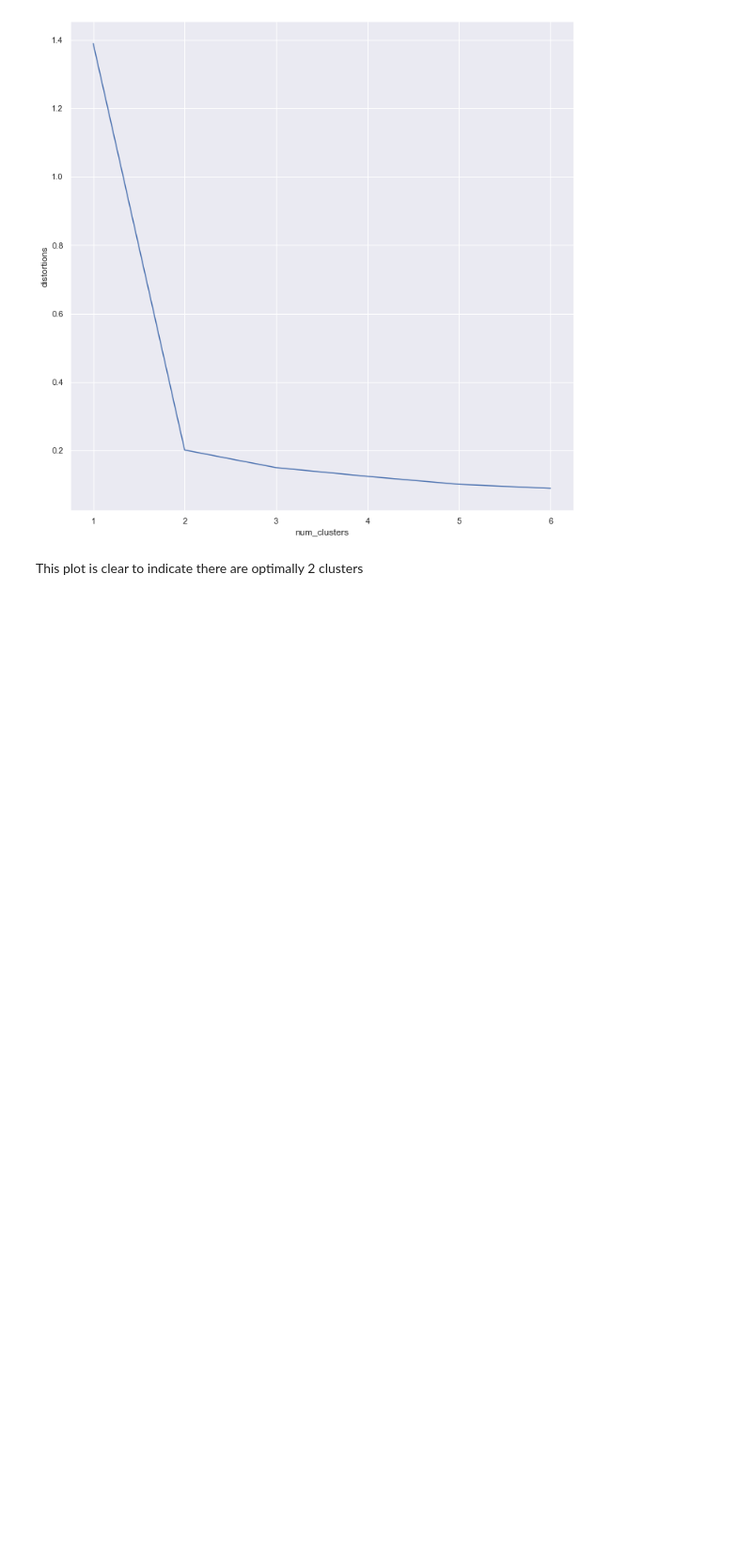
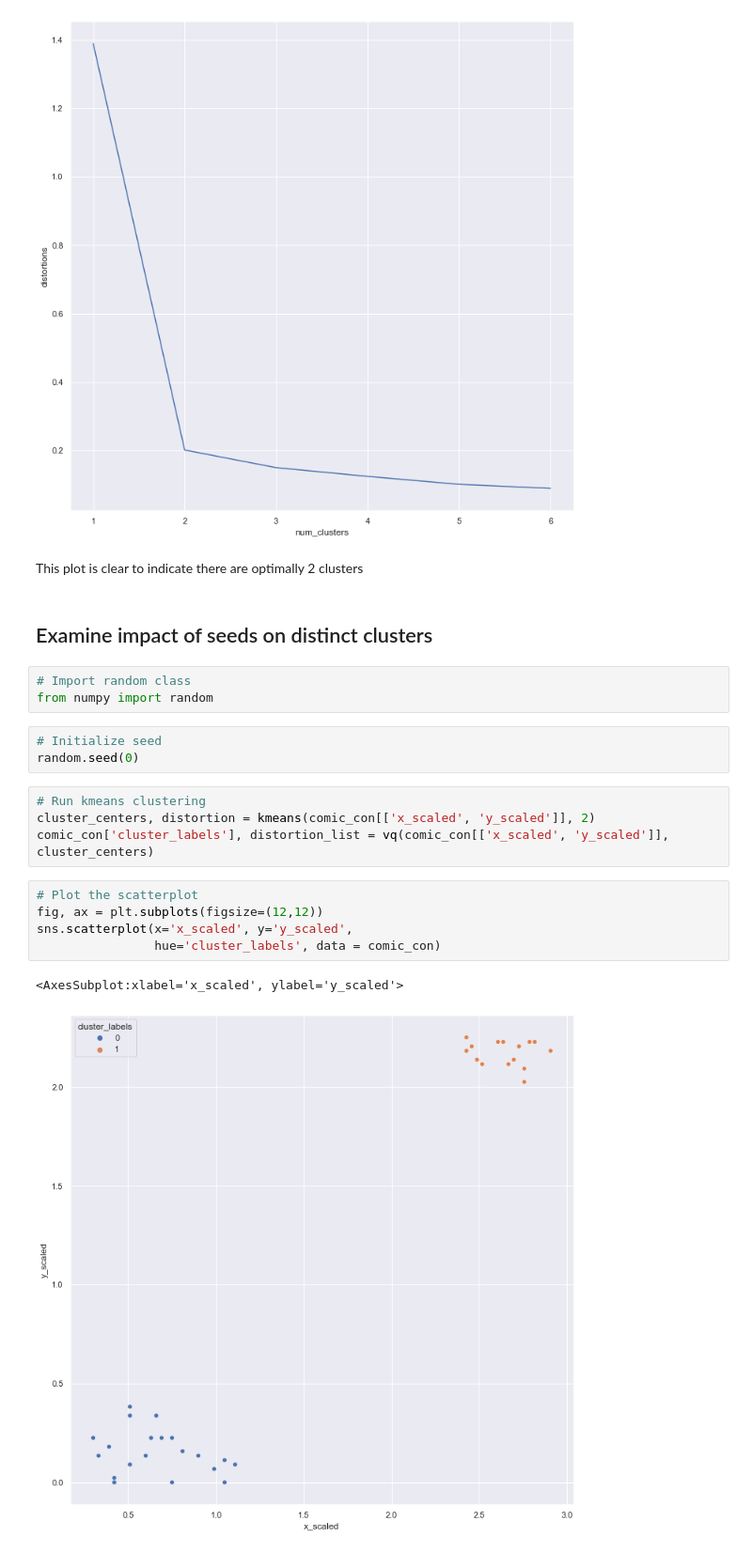
Before and after one commit to kipmadden/Cluster-Analysis-in-Python, a Jupyter notebook: SciPy Clustering Basics.ipynb, the cells around one changed output. Shown: that part at 94% size. Drawn from its saved outputs; the diff is of its cells as text; blank space fills up the shorter version.

```diff
--- a/SciPy Clustering Basics.ipynb
+++ b/SciPy Clustering Basics.ipynb
@@ -335,3 +335,23 @@ sns.lineplot(x='num_clusters', y='distortions', data = elbow_plot_data)
 [figure]
 # %% [markdown]
 This plot is clear to indicate there are optimally 2 clusters
+# %% [markdown]
+## Examine impact of seeds on distinct clusters
+# %%
+# Import random class
+from numpy import random
+# %%
+# Initialize seed
+random.seed(0)
+# %%
+# Run kmeans clustering
+cluster_centers, distortion = kmeans(comic_con[['x_scaled', 'y_scaled']], 2)
+comic_con['cluster_labels'], distortion_list = vq(comic_con[['x_scaled', 'y_scaled']], cluster_centers)
+# %%
+# Plot the scatterplot
+fig, ax = plt.subplots(figsize=(12,12))
+sns.scatterplot(x='x_scaled', y='y_scaled',
+                hue='cluster_labels', data = comic_con)
+# %% [output]
+<AxesSubplot:xlabel='x_scaled', ylabel='y_scaled'>
+[figure, added]
```
Also changed, not shown: 2 other files.
